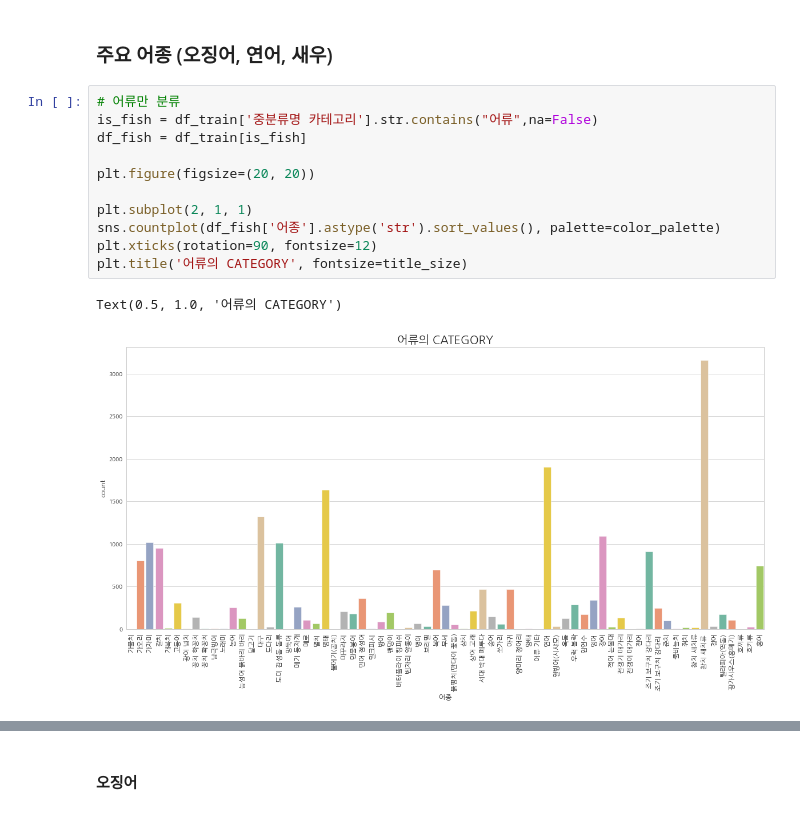
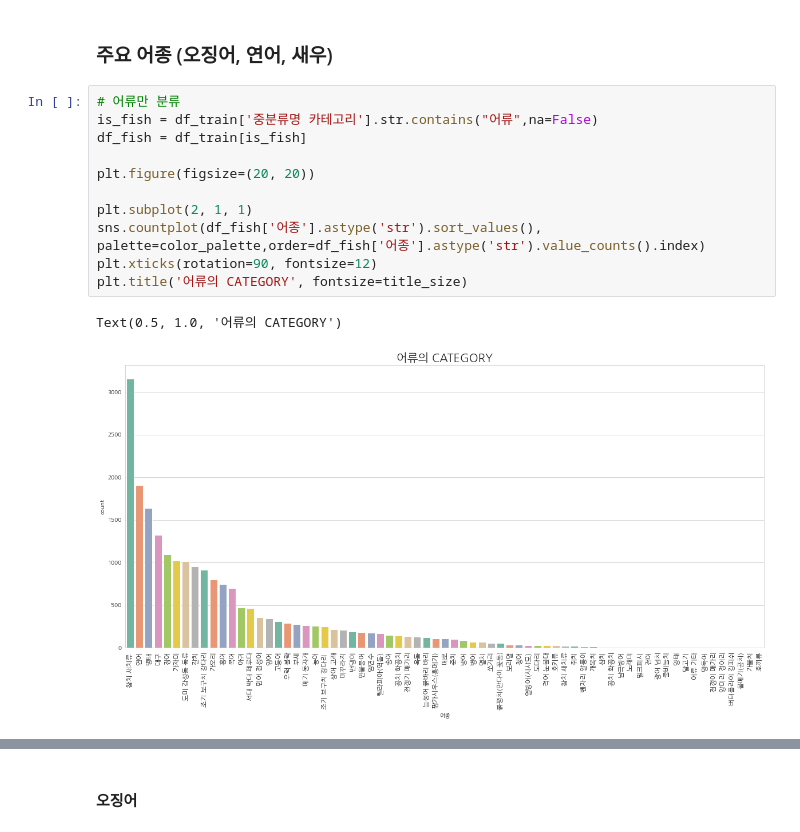
Before and after one commit to Yeony54/Project_Seafood_Import_Price_Prediction, a Jupyter notebook: 1. 제공데이터 EDA (수정).ipynb, the cells around one changed output, grey strips where cells are left out. Saved outputs shown, nothing was run; the diff lists cells and outputs as text.

```diff
--- a/1. 제공데이터 EDA (수정).ipynb
+++ b/1. 제공데이터 EDA (수정).ipynb
@@ -484,17 +494,17 @@ plt.show()
 # %%
 # 어류만 분류
 is_fish = df_train['중분류명 카테고리'].str.contains("어류",na=False)
 df_fish = df_train[is_fish]
 
 plt.figure(figsize=(20, 20))
 
 plt.subplot(2, 1, 1)
-sns.countplot(df_fish['어종'].astype('str').sort_values(), palette=color_palette)
+sns.countplot(df_fish['어종'].astype('str').sort_values(), palette=color_palette,order=df_fish['어종'].astype('str').value_counts().index)
 plt.xticks(rotation=90, fontsize=12)
 plt.title('어류의 CATEGORY', fontsize=title_size)
 # %% [output]
 Text(0.5, 1.0, '어류의 CATEGORY')
-[figure, old version]
+[figure, new version]
 # %%
 print(df_fish['어종'].value_counts())
 # %% [output]
```
Also changed, not shown: parts of 40 cells of this notebook.
